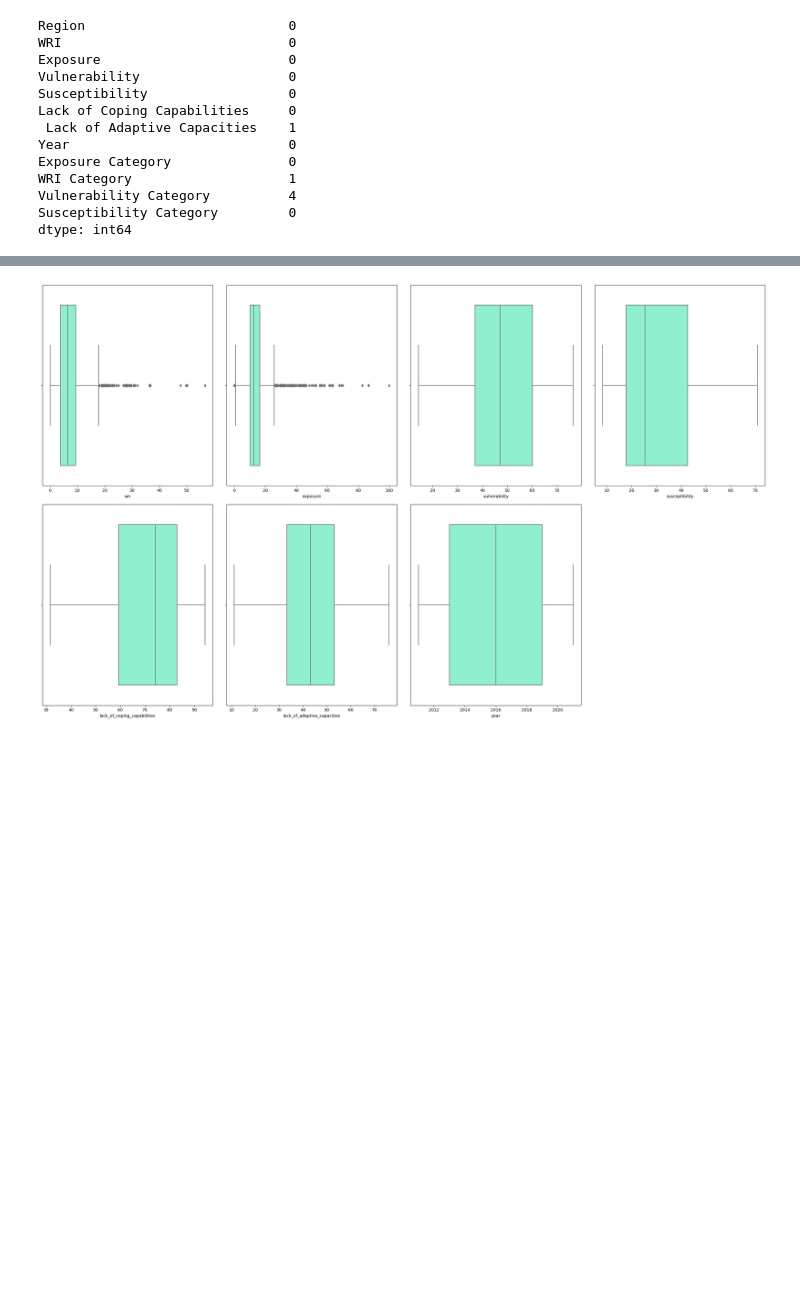
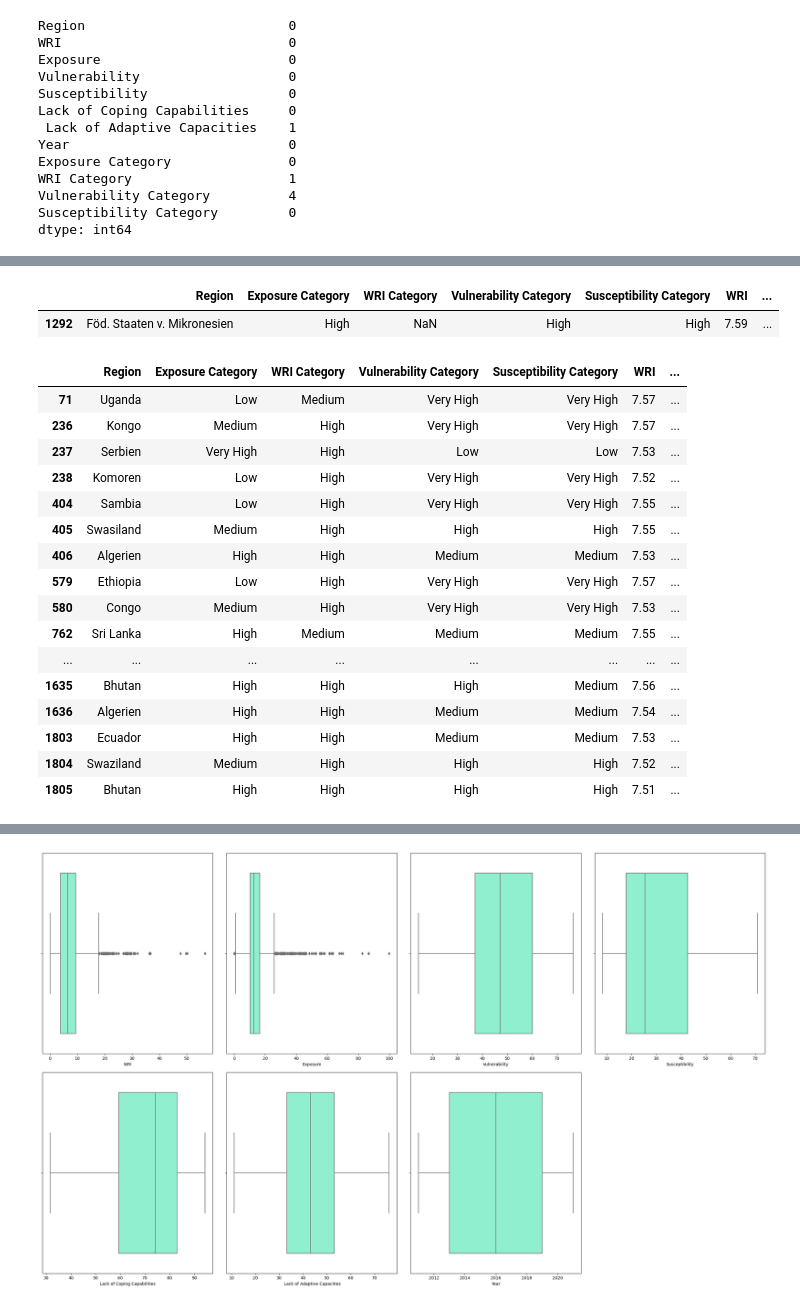
Before and after one commit to VannaLZ/Modulo_3_Sprint_1_VannaPaula, a Jupyter notebook: Regresion Lineal/Lecc1-Intro_ML.ipynb, the cells around one changed output, grey strips where cells are left out. Cells and saved outputs as stored; diff of their text form; code cells hidden in the pictures; blank space fills up the shorter version.

```diff
--- a/Regresion Lineal/Lecc1-Intro_ML.ipynb
+++ b/Regresion Lineal/Lecc1-Intro_ML.ipynb
@@ -185,0 +215,25 @@ df[df[' Lack of Adaptive Capacities'].isnull()]
+# %%
+df[df['WRI Category'].isnull()]
+# %% [output]
+|  | Region | Exposure Category | WRI Category | Vulnerability Category | Susceptibility Category | WRI | ... |
+| 1292 | Föd. Staaten v. Mikronesien | High | NaN | High | High | 7.59 | ... |
+# %%
+df[(df['WRI']>7.50) & (df['WRI']<7.60)] #Vemos los valores que toma WRI Category para para los datos aprox y para el mismo país y lo cambiamos por High
+# %% [output]
+|  | Region | Exposure Category | WRI Category | Vulnerability Category | Susceptibility Category | WRI | ... |
+| 71 | Uganda | Low | Medium | Very High | Very High | 7.57 | ... |
+| 236 | Kongo | Medium | High | Very High | Very High | 7.57 | ... |
+| 237 | Serbien | Very High | High | Low | Low | 7.53 | ... |
+| 238 | Komoren | Low | High | Very High | Very High | 7.52 | ... |
+| 404 | Sambia | Low | High | Very High | Very High | 7.55 | ... |
+| 405 | Swasiland | Medium | High | High | High | 7.55 | ... |
+| 406 | Algerien | High | High | Medium | Medium | 7.53 | ... |
+| 579 | Ethiopia | Low | High | Very High | Very High | 7.57 | ... |
+| 580 | Congo | Medium | High | Very High | Very High | 7.53 | ... |
+| 762 | Sri Lanka | High | Medium | Medium | Medium | 7.55 | ... |
+| ... | ... | ... | ... | ... | ... | ... | ... |
+| 1635 | Bhutan | High | High | High | Medium | 7.56 | ... |
+| 1636 | Algerien | High | High | Medium | Medium | 7.54 | ... |
+| 1803 | Ecuador | High | High | Medium | Medium | 7.53 | ... |
+| 1804 | Swaziland | Medium | High | High | High | 7.52 | ... |
+| 1805 | Bhutan | High | High | High | High | 7.51 | ... |
```
Also changed, not shown: parts of 15 cells of this notebook, 7 other files.
